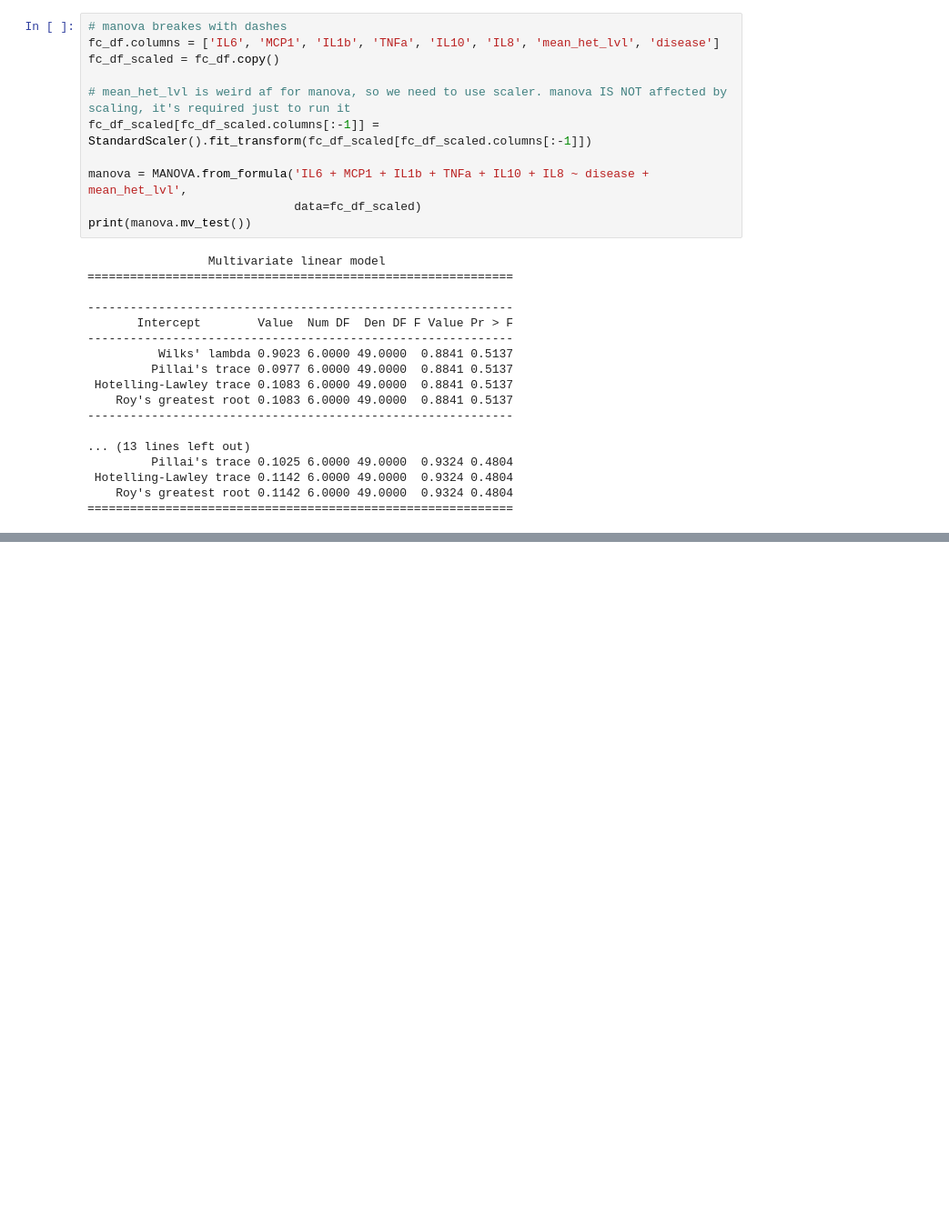
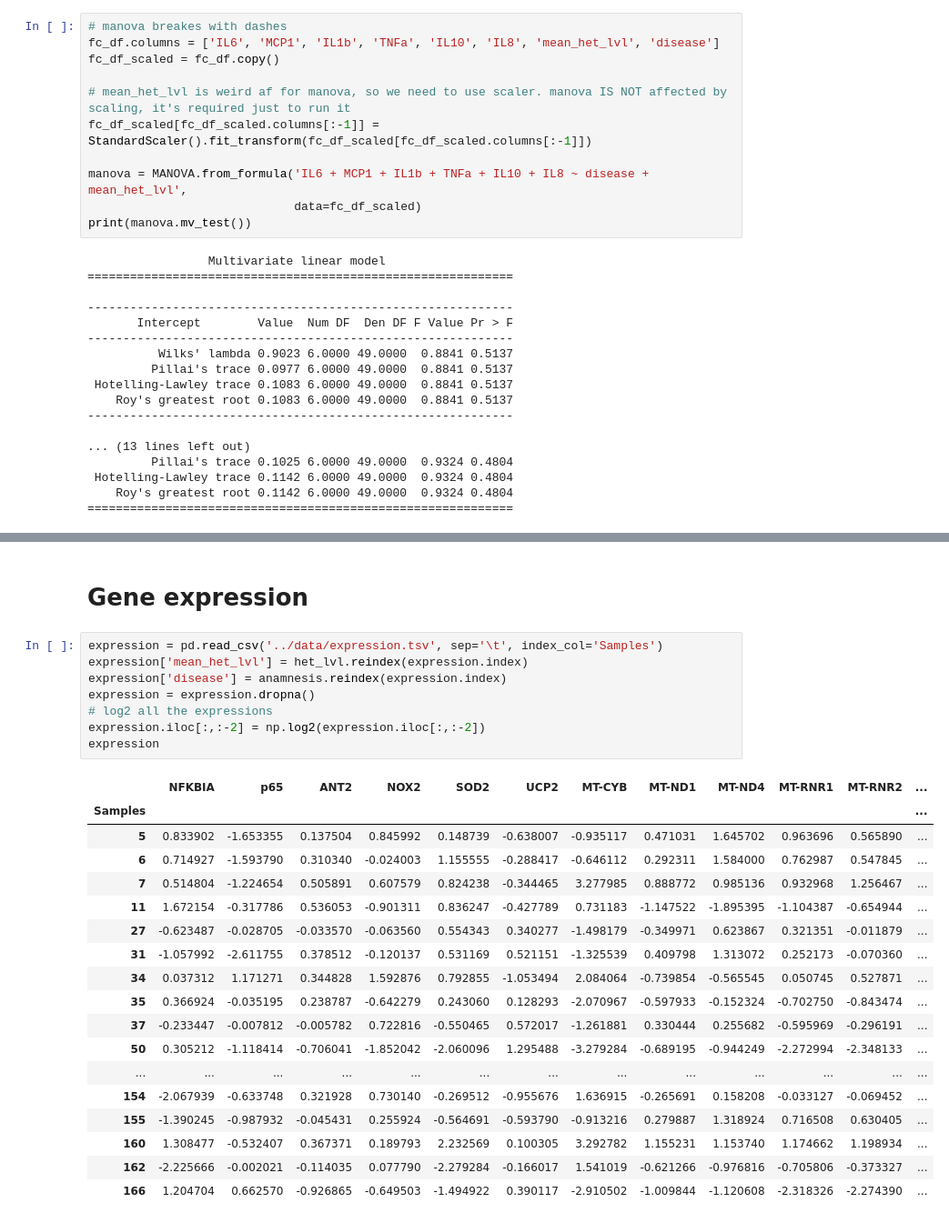
Before and after one commit to blackturtle71/obesityxmutations, a Jupyter notebook: scripts/check_corr.ipynb, the cells around one changed output, grey strips where cells are left out. Shown: that part at 91% size. Saved outputs shown, nothing was run; the diff lists cells and outputs as text; blank space fills up the shorter version.

```diff
--- a/scripts/check_corr.ipynb
+++ b/scripts/check_corr.ipynb
@@ -196,0 +213,29 @@ print(df_results)
+# %% [markdown]
+# Gene expression
+# %%
+expression = pd.read_csv('../data/expression.tsv', sep='\t', index_col='Samples')
+expression['mean_het_lvl'] = het_lvl.reindex(expression.index)
+expression['disease'] = anamnesis.reindex(expression.index)
+expression = expression.dropna()
+# log2 all the expressions
+expression.iloc[:,:-2] = np.log2(expression.iloc[:,:-2])
+expression
+# %% [output]
+|  | NFKBIA | p65 | ANT2 | NOX2 | SOD2 | UCP2 | MT-CYB | MT-ND1 | MT-ND4 | MT-RNR1 | MT-RNR2 | ... |
+| Samples |  |  |  |  |  |  |  |  |  |  |  | ... |
+| 5 | 0.833902 | -1.653355 | 0.137504 | 0.845992 | 0.148739 | -0.638007 | -0.935117 | 0.471031 | 1.645702 | 0.963696 | 0.565890 | ... |
+| 6 | 0.714927 | -1.593790 | 0.310340 | -0.024003 | 1.155555 | -0.288417 | -0.646112 | 0.292311 | 1.584000 | 0.762987 | 0.547845 | ... |
+| 7 | 0.514804 | -1.224654 | 0.505891 | 0.607579 | 0.824238 | -0.344465 | 3.277985 | 0.888772 | 0.985136 | 0.932968 | 1.256467 | ... |
+| 11 | 1.672154 | -0.317786 | 0.536053 | -0.901311 | 0.836247 | -0.427789 | 0.731183 | -1.147522 | -1.895395 | -1.104387 | -0.654944 | ... |
+| 27 | -0.623487 | -0.028705 | -0.033570 | -0.063560 | 0.554343 | 0.340277 | -1.498179 | -0.349971 | 0.623867 | 0.321351 | -0.011879 | ... |
+| 31 | -1.057992 | -2.611755 | 0.378512 | -0.120137 | 0.531169 | 0.521151 | -1.325539 | 0.409798 | 1.313072 | 0.252173 | -0.070360 | ... |
+| 34 | 0.037312 | 1.171271 | 0.344828 | 1.592876 | 0.792855 | -1.053494 | 2.084064 | -0.739854 | -0.565545 | 0.050745 | 0.527871 | ... |
+| 35 | 0.366924 | -0.035195 | 0.238787 | -0.642279 | 0.243060 | 0.128293 | -2.070967 | -0.597933 | -0.152324 | -0.702750 | -0.843474 | ... |
+| 37 | -0.233447 | -0.007812 | -0.005782 | 0.722816 | -0.550465 | 0.572017 | -1.261881 | 0.330444 | 0.255682 | -0.595969 | -0.296191 | ... |
+| 50 | 0.305212 | -1.118414 | -0.706041 | -1.852042 | -2.060096 | 1.295488 | -3.279284 | -0.689195 | -0.944249 | -2.272994 | -2.348133 | ... |
+| ... | ... | ... | ... | ... | ... | ... | ... | ... | ... | ... | ... | ... |
+| 154 | -2.067939 | -0.633748 | 0.321928 | 0.730140 | -0.269512 | -0.955676 | 1.636915 | -0.265691 | 0.158208 | -0.033127 | -0.069452 | ... |
+| 155 | -1.390245 | -0.987932 | -0.045431 | 0.255924 | -0.564691 | -0.593790 | -0.913216 | 0.279887 | 1.318924 | 0.716508 | 0.630405 | ... |
+| 160 | 1.308477 | -0.532407 | 0.367371 | 0.189793 | 2.232569 | 0.100305 | 3.292782 | 1.155231 | 1.153740 | 1.174662 | 1.198934 | ... |
+| 162 | -2.225666 | -0.002021 | -0.114035 | 0.077790 | -2.279284 | -0.166017 | 1.541019 | -0.621266 | -0.976816 | -0.705806 | -0.373327 | ... |
+| 166 | 1.204704 | 0.662570 | -0.926865 | -0.649503 | -1.494922 | 0.390117 | -2.910502 | -1.009844 | -1.120608 | -2.318326 | -2.274390 | ... |
```
Also changed, not shown: parts of 15 cells of this notebook, 1 other file.
